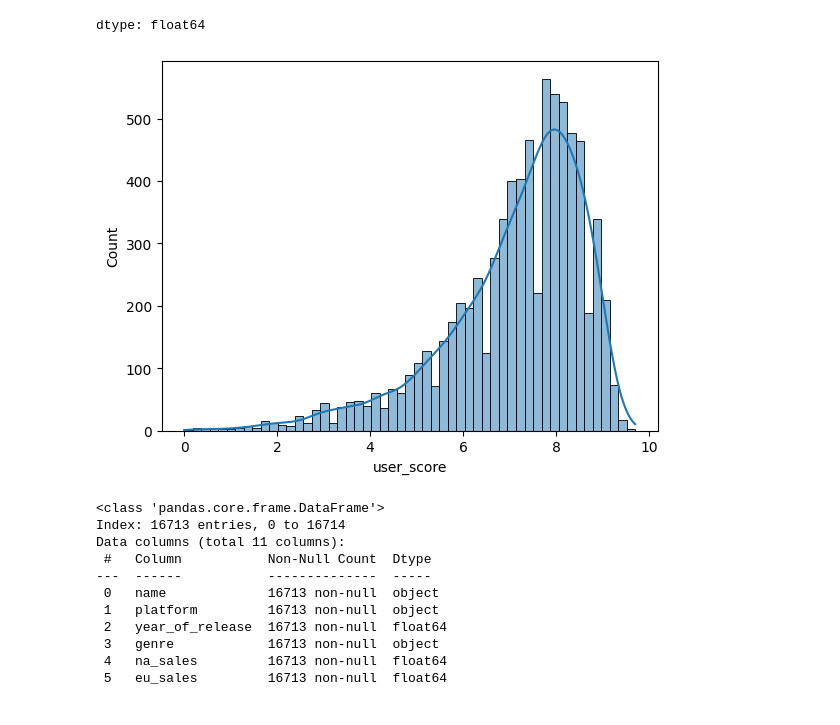
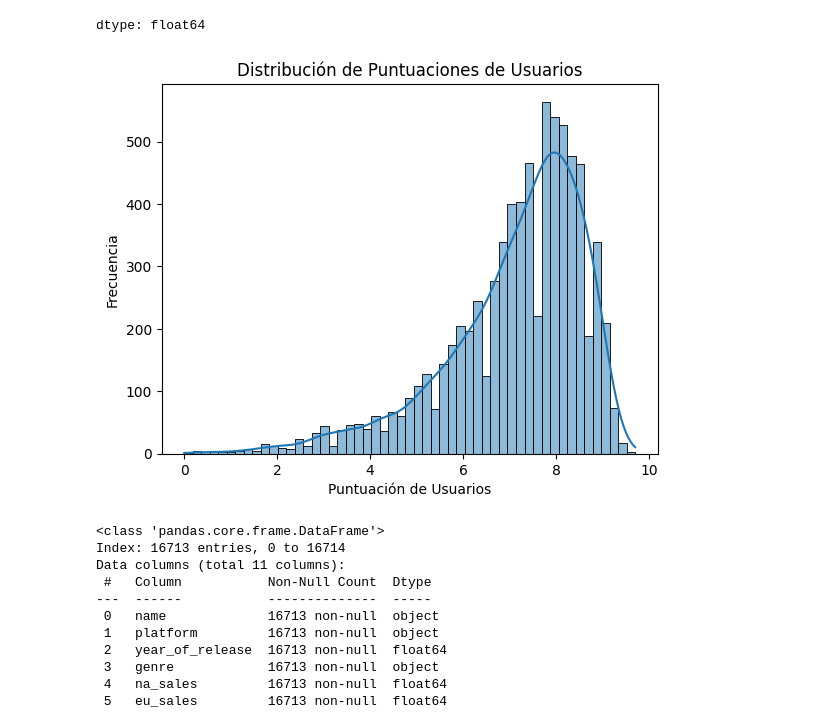
Before and after one commit to Davichobacter/data_science_tt, a Jupyter notebook: sprint_6/notebook.ipynb, the cells around one changed output. Cells and saved outputs as stored; diff of their text form; code cells hidden in the pictures.

```diff
--- a/sprint_6/notebook.ipynb
+++ b/sprint_6/notebook.ipynb
@@ -373,10 +376,13 @@ dtype: float64
 # %%
 sns.histplot(
     df['user_score'],
     kde=True,)
+plt.xlabel('Puntuación de Usuarios')
+plt.ylabel('Frecuencia')
+plt.title('Distribución de Puntuaciones de Usuarios')
 plt.show()
 # %% [output]
-[figure, old version]
+[figure, new version]
 # %%
 df['user_score'] = df['user_score'].fillna(df['user_score'].median())
 df.info()
```
Also changed, not shown: parts of 44 cells of this notebook.
